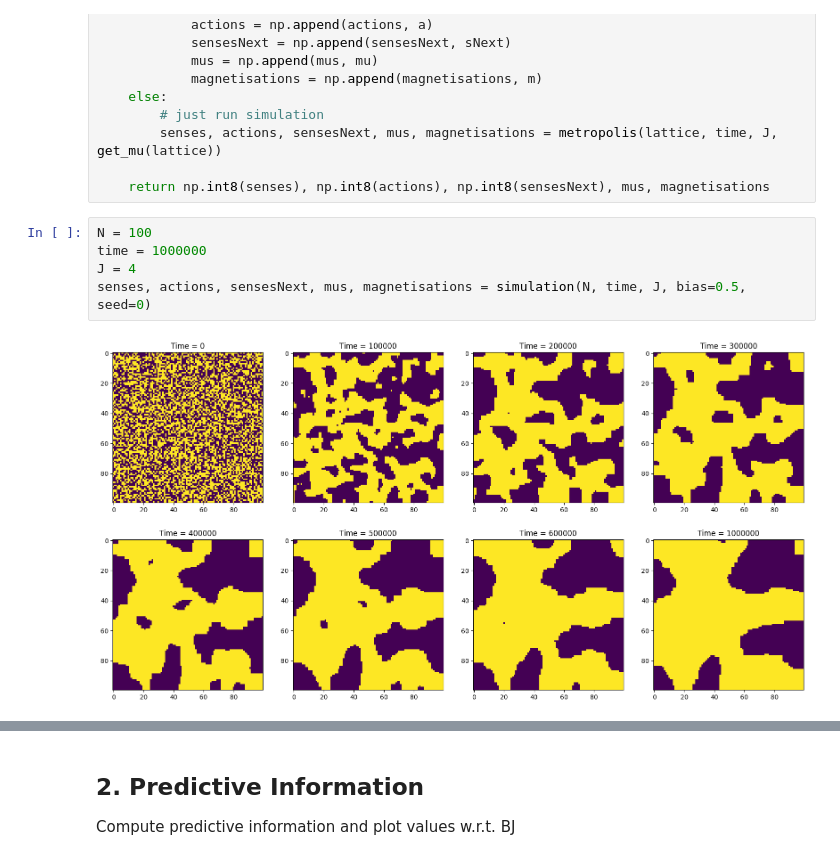
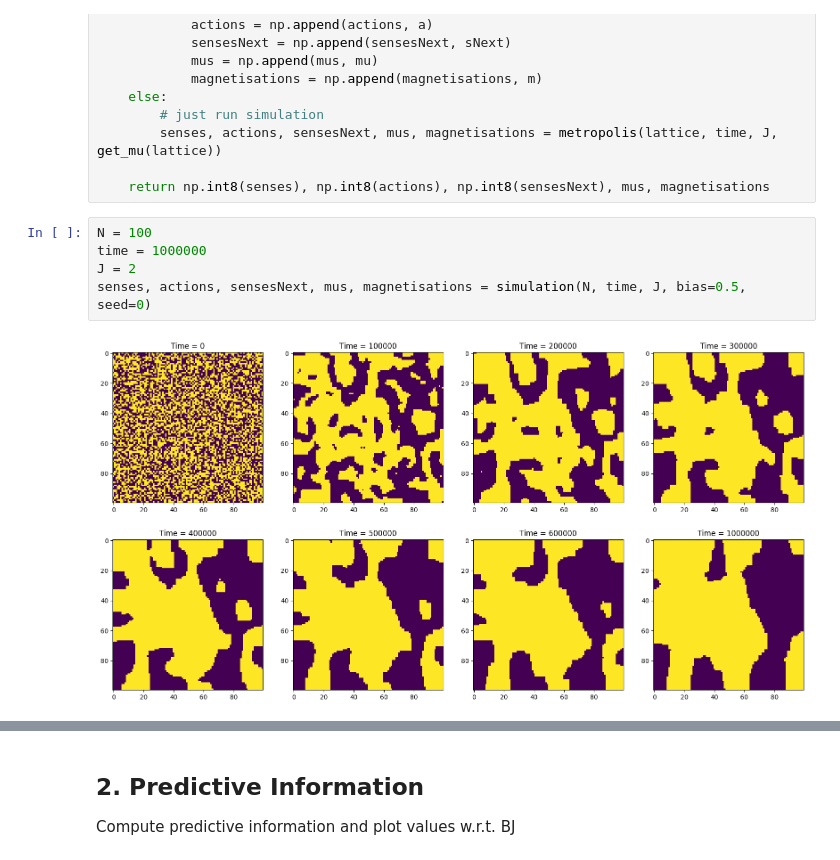
Before and after one commit to qianyangchen/IsingModel2D, a Jupyter notebook: Ising2D.ipynb, the cells around one changed output, grey strips where cells are left out. Cells and saved outputs as stored; diff of their text form.

```diff
--- a/Ising2D.ipynb
+++ b/Ising2D.ipynb
@@ -161,10 +161,10 @@ def simulation(N, time, J, bias=0.5, seed=0, plot=True):
 # %%
 N = 100
 time = 1000000
-J = 4
+J = 2
 senses, actions, sensesNext, mus, magnetisations = simulation(N, time, J, bias=0.5, seed=0)
 # %% [output]
-[figure, old version]
+[figure, new version]
 # %%
 # plot energy and magnetisation
 fig, axes = plt.subplots(nrows=1, ncols=2, figsize=(15, 5))
```
Also changed, not shown: parts of 12 cells of this notebook.
